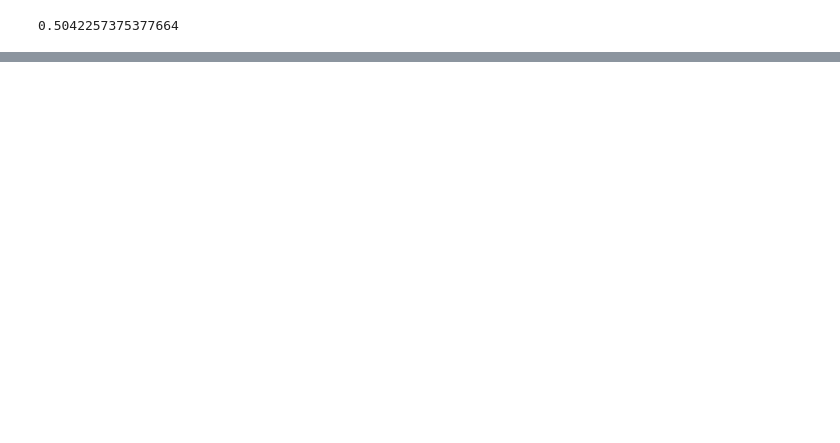
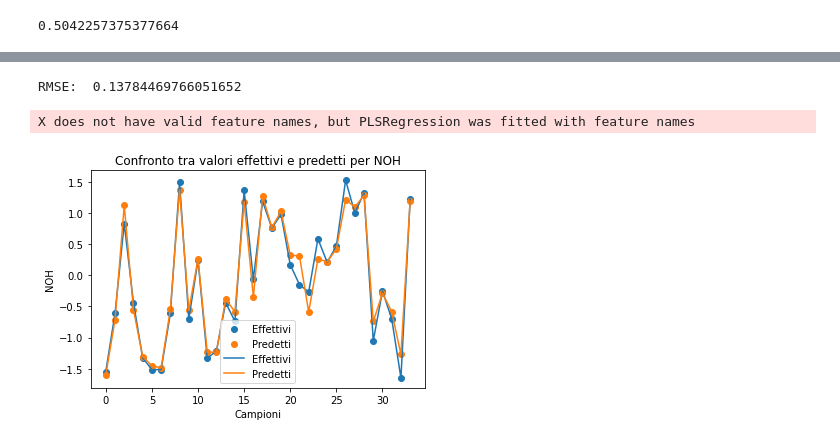
Before and after one commit to Rick8998/ProgettoEsamedataMining, a Jupyter notebook: analisiDS.ipynb, the cells around one changed output, grey strips where cells are left out. Saved outputs shown, nothing was run; the diff lists cells and outputs as text; code cells hidden in the pictures; blank space fills up the shorter version.

Commit message:
costruzione modello PLS

```diff
--- a/analisiDS.ipynb
+++ b/analisiDS.ipynb
@@ -571,0 +600,80 @@ plt.show()
+# %%
+from sklearn.cross_decomposition import PLSRegression
+import numpy as np
+from sklearn.model_selection import train_test_split
+# Caricamento dei dati
+# Assumi che i dati siano caricati in un array numpy chiamato "dataset"
+# Assumi che le variabili dipendenti siano collocate nelle colonne 0, 1 e 2
+# Assumi che le variabili indipendenti (spettri NIR) siano collocate nelle colonne 3 in poi
+df2 = df.drop(df.columns[[0, 1]], axis = 1)
+# Inizializzazione dello scaler
+scaler = StandardScaler()
+
+# Autoscaling dei dati
+df_scaled = scaler.fit_transform(df2)
+
+# Creazione di un nuovo dataframe con i dati autoscalati
+df_scaled = pd.DataFrame(df_scaled, columns=df2.columns)
+
+# Estrazione delle variabili indipendenti (spettri NIR)
+X = df_scaled.iloc[:, 3:-1]
+
+# Estrazione delle variabili dipendenti (NOH, RS e NAC)
+Y = df_scaled.iloc[:,0:3]
+
+# Suddivisione del dataset in dati di addestramento e di test
+X_train, X_test, Y_train, Y_test = train_test_split(X, Y, test_size=0.2, random_state=42)
+
+# Creazione del dataset di test combinando le variabili dipendenti e indipendenti
+test_data = np.concatenate((Y_test, X_test), axis=1)
+
+# Inizializzazione del modello PLS con 7 componenti latenti
+pls = PLSRegression(n_components=7)
+
+# Addestramento del modello PLS
+pls.fit(X_train, Y_train)
+
+# Previsioni su nuovi dati
+#  i dati di test siano caricati in un array numpy chiamato "test_data"
+X_test = test_data[:, 3:]
+predictions = pls.predict(X_test)
+
+# Valutazione del modello
+# le variabili dipendenti di test siano collocate nelle colonne 0, 1 e 2
+Y_test = test_data[:, 0:3]
+
+# Calcolo dell'errore RMSE
+rmse = np.sqrt(np.mean((predictions - Y_test) ** 2))
+print("RMSE: ", rmse)
+# %% [output]
+RMSE:  0.13784469766051652
+X does not have valid feature names, but PLSRegression was fitted with feature names
+# %%
+
+def column(matrix, i):
+    return [row[i] for row in matrix]
+# %%
+import matplotlib.pyplot as plt
+
+# Supponendo che il modello PLS sia stato addestrato e le previsioni siano state calcolate come "predictions"
+# Supponendo che i valori effettivi per la variabile dipendente NOH siano stati estratti come "Y_test_NOH"
+
+# Creazione di un array con gli indici dei campioni
+indices = range(len(predictions))
+
+# Plot dei valori effettivi e predetti per NOH
+plt.scatter(indices, column(Y_test, 0), label='Effettivi')
+plt.scatter(indices, column(predictions, 0), label='Predetti')
+plt.plot(indices, column(Y_test, 0), label='Effettivi')
+plt.plot(indices, column(predictions, 0), label='Predetti')
+
+# Personalizzazione del plot
+plt.xlabel('Campioni')
+plt.ylabel('NOH')
+plt.title('Confronto tra valori effettivi e predetti per NOH')
+plt.legend()
+
+# Mostra il plot
+plt.show()
+# %% [output]
+[figure, added]
```
Also changed, not shown: parts of 9 cells of this notebook.
